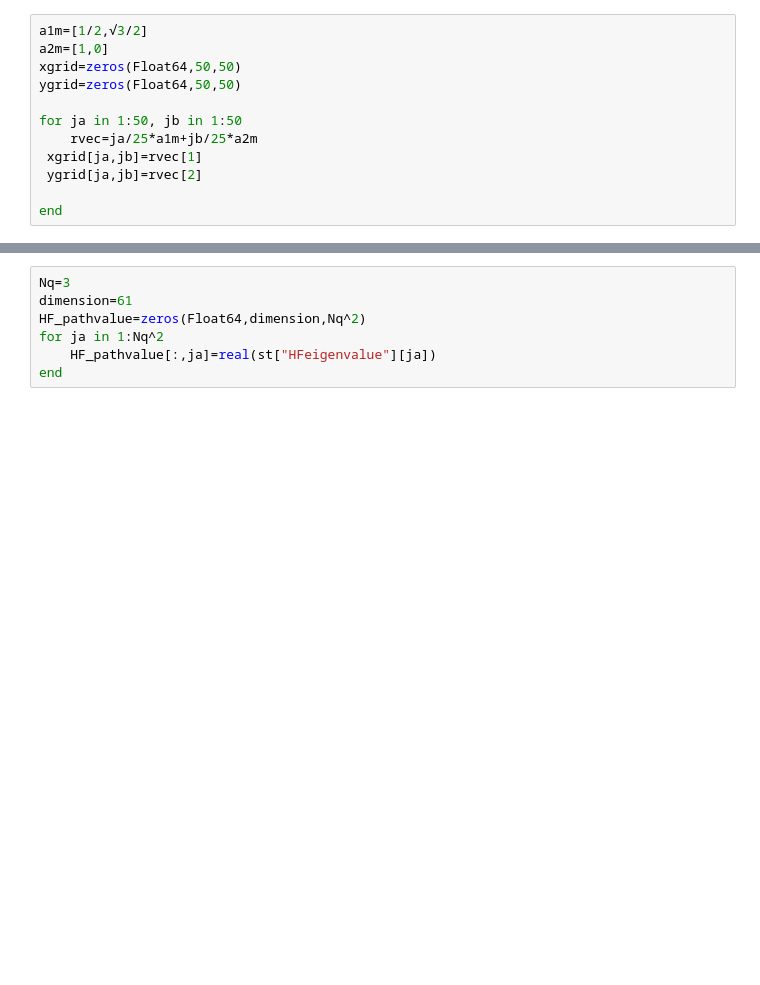
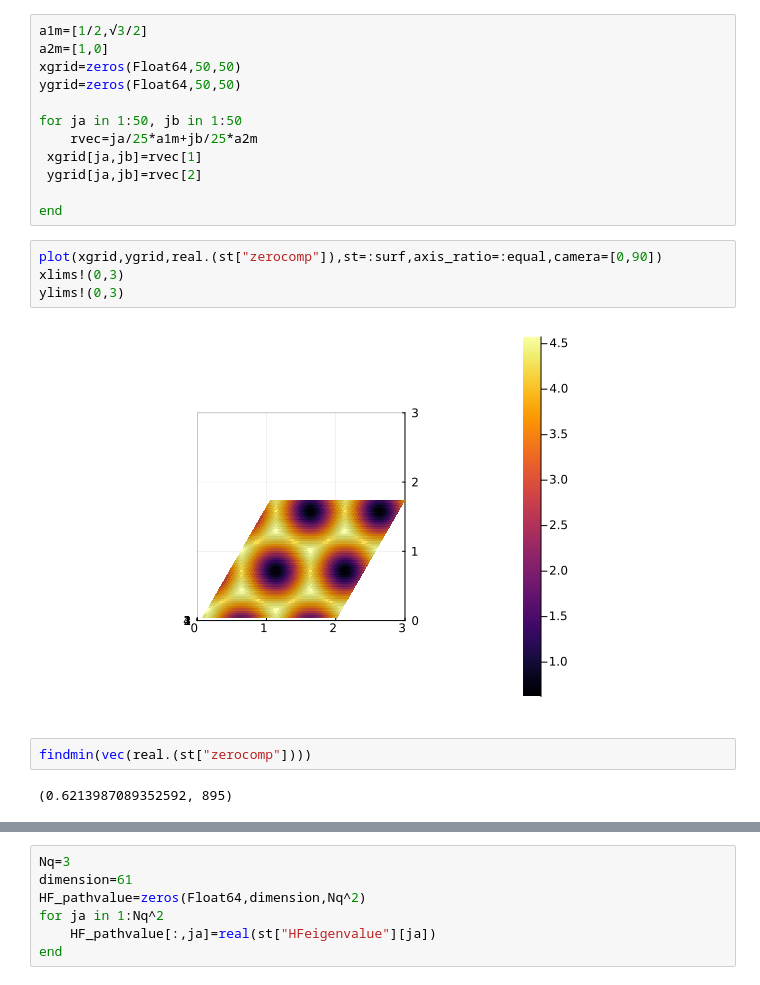
Before and after one commit to ttx002000/HF_Moire, a Jupyter notebook: data_collection/triangular/data_output/plot.ipynb, the cells around one changed output, grey strips where cells are left out. Drawn from its saved outputs; the diff is of its cells as text; blank space fills up the shorter version.

```diff
--- a/data_collection/triangular/data_output/plot.ipynb
+++ b/data_collection/triangular/data_output/plot.ipynb
@@ -27,6 +28,16 @@ for ja in 1:50, jb in 1:50
  ygrid[ja,jb]=rvec[2]
 
 end
+# %%
+plot(xgrid,ygrid,real.(st["zerocomp"]),st=:surf,axis_ratio=:equal,camera=[0,90])
+xlims!(0,3)
+ylims!(0,3)
+# %% [output]
+[figure, added]
+# %%
+findmin(vec(real.(st["zerocomp"])))
+# %% [output]
+(0.6213987089352592, 895)
 # %%
 
 plot(xgrid,ygrid,real.(st["HFdensity"]),st=:surf,axis_ratio=:equal,camera=[0,90])
```
Also changed, not shown: parts of 4 cells of this notebook, 4 other files.
